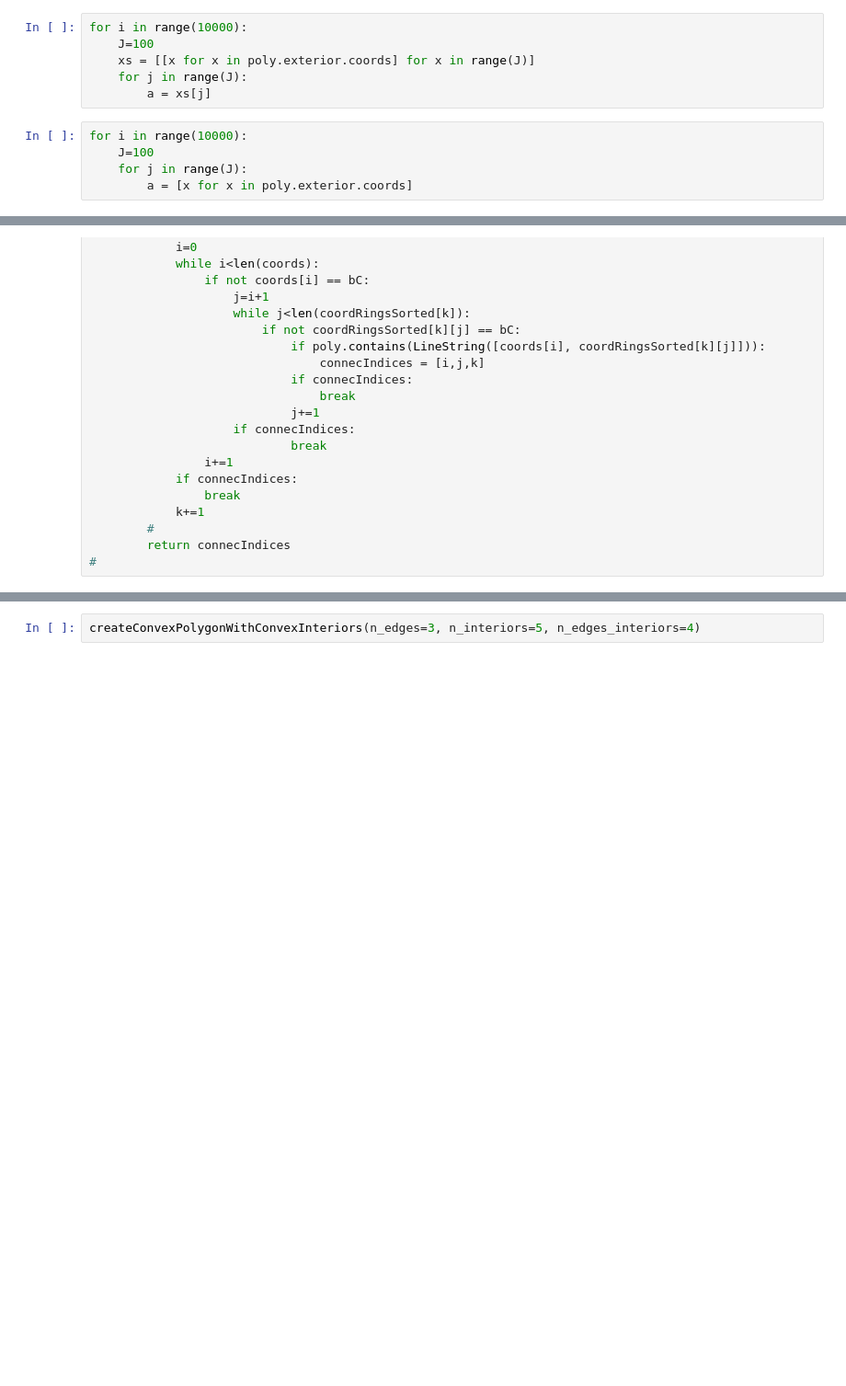
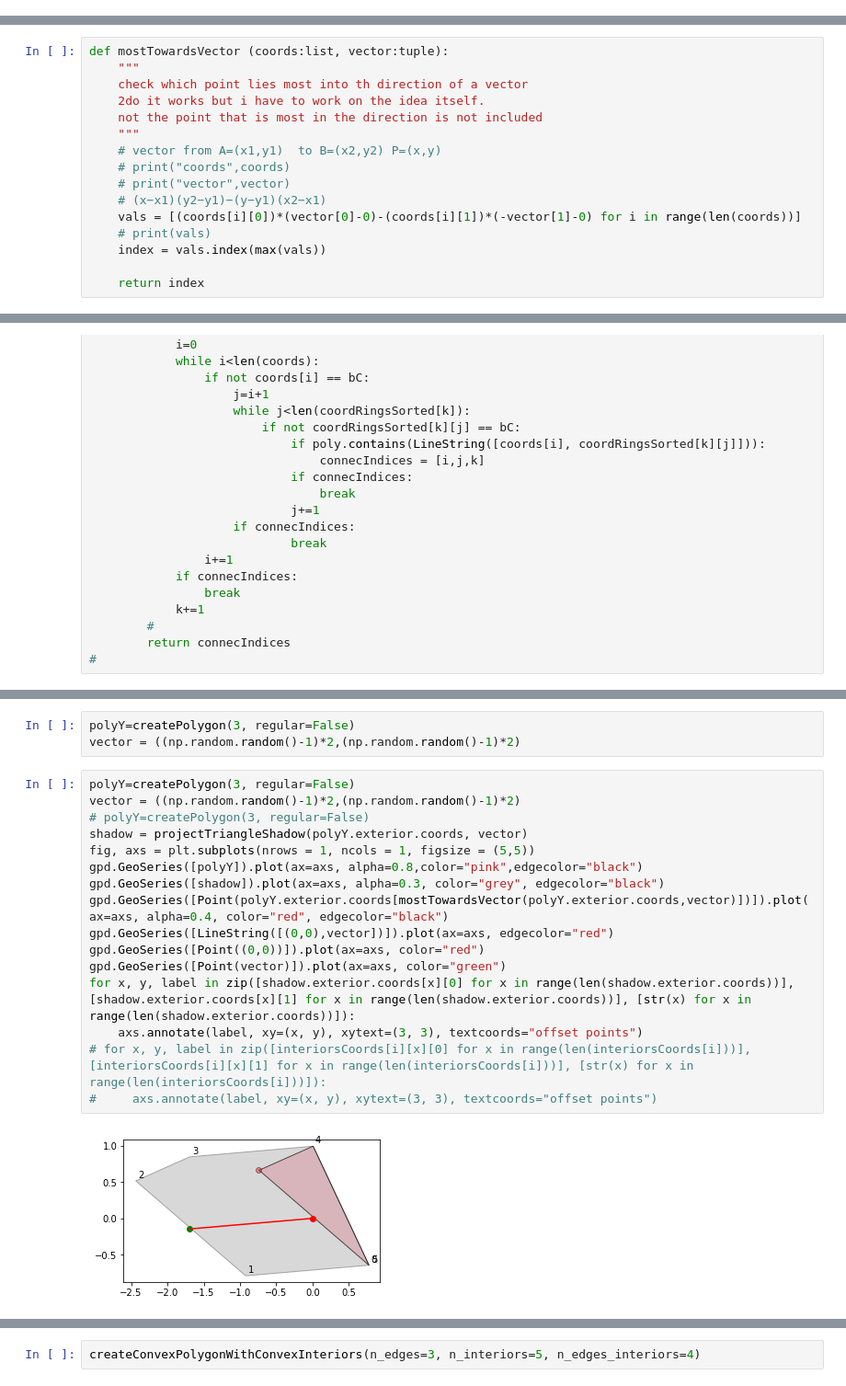
Before and after one commit to maximylius/shadow_projection_2D, a Jupyter notebook: shadows.ipynb, the cells around one changed output, grey strips where cells are left out. Shown at 92% size. Saved outputs shown, nothing was run; the diff lists cells and outputs as text; blank space fills up the shorter version.

```diff
--- a/shadows.ipynb
+++ b/shadows.ipynb
@@ -42,11 +22,0 @@ for i in range(10000):
-# %%
-for i in range(10000):
-    J=100
-    xs = [[x for x in poly.exterior.coords] for x in range(J)]
-    for j in range(J):
-        a = xs[j]
-# %%
-for i in range(10000):
-    J=100
-    for j in range(J):
-        a = [x for x in poly.exterior.coords]
@@ -128,0 +148,16 @@ def vectorize (startPoint:tuple=(0,0), endPoint:tuple=(0,0)):
+# %%
+def mostTowardsVector (coords:list, vector:tuple):
+    """
+    check which point lies most into th direction of a vector
+    2do it works but i have to work on the idea itself.
+    not the point that is most in the direction is not included
+    """
+    # vector from A=(x1,y1)  to B=(x2,y2) P=(x,y)
+    # print("coords",coords)
+    # print("vector",vector)
+    # (x−x1)(y2−y1)−(y−y1)(x2−x1)
+    vals = [(coords[i][0])*(vector[0]-0)-(coords[i][1])*(-vector[1]-0) for i in range(len(coords))]
+    # print(vals)
+    index = vals.index(max(vals))
+
+    return index
@@ -731,0 +1205,21 @@ poly
+# %%
+polyY=createPolygon(3, regular=False)
+vector = ((np.random.random()-1)*2,(np.random.random()-1)*2)
+# %%
+polyY=createPolygon(3, regular=False)
+vector = ((np.random.random()-1)*2,(np.random.random()-1)*2)
+# polyY=createPolygon(3, regular=False)
+shadow = projectTriangleShadow(polyY.exterior.coords, vector)
+fig, axs = plt.subplots(nrows = 1, ncols = 1, figsize = (5,5))
+gpd.GeoSeries([polyY]).plot(ax=axs, alpha=0.8,color="pink",edgecolor="black")
+gpd.GeoSeries([shadow]).plot(ax=axs, alpha=0.3, color="grey", edgecolor="black")
+gpd.GeoSeries([Point(polyY.exterior.coords[mostTowardsVector(polyY.exterior.coords,vector)])]).plot(ax=axs, alpha=0.4, color="red", edgecolor="black")
+gpd.GeoSeries([LineString([(0,0),vector])]).plot(ax=axs, edgecolor="red")
+gpd.GeoSeries([Point((0,0))]).plot(ax=axs, color="red")
+gpd.GeoSeries([Point(vector)]).plot(ax=axs, color="green")
+for x, y, label in zip([shadow.exterior.coords[x][0] for x in range(len(shadow.exterior.coords))], [shadow.exterior.coords[x][1] for x in range(len(shadow.exterior.coords))], [str(x) for x in range(len(shadow.exterior.coords))]):
+    axs.annotate(label, xy=(x, y), xytext=(3, 3), textcoords="offset points")
+# for x, y, label in zip([interiorsCoords[i][x][0] for x in range(len(interiorsCoords[i]))], [interiorsCoords[i][x][1] for x in range(len(interiorsCoords[i]))], [str(x) for x in range(len(interiorsCoords[i]))]):
+#     axs.annotate(label, xy=(x, y), xytext=(3, 3), textcoords="offset points")
+# %% [output]
+[figure, added]
```
Also changed, not shown: parts of 83 cells of this notebook.
